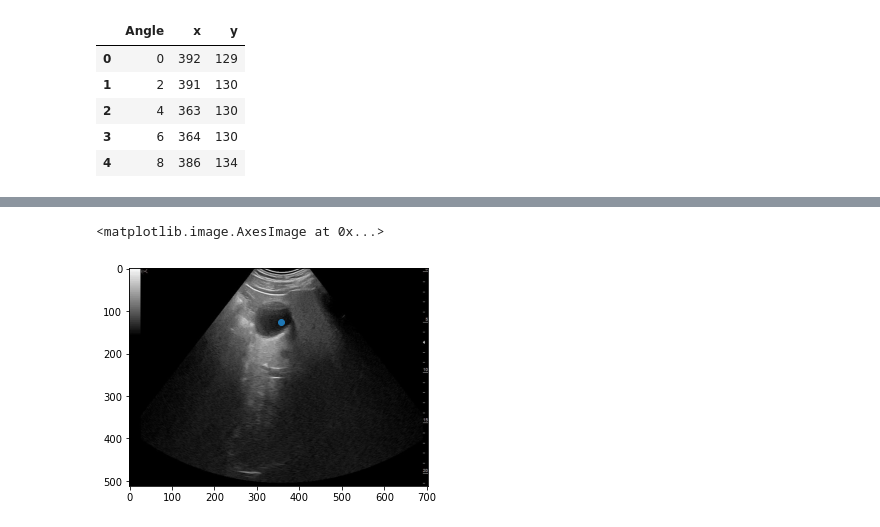
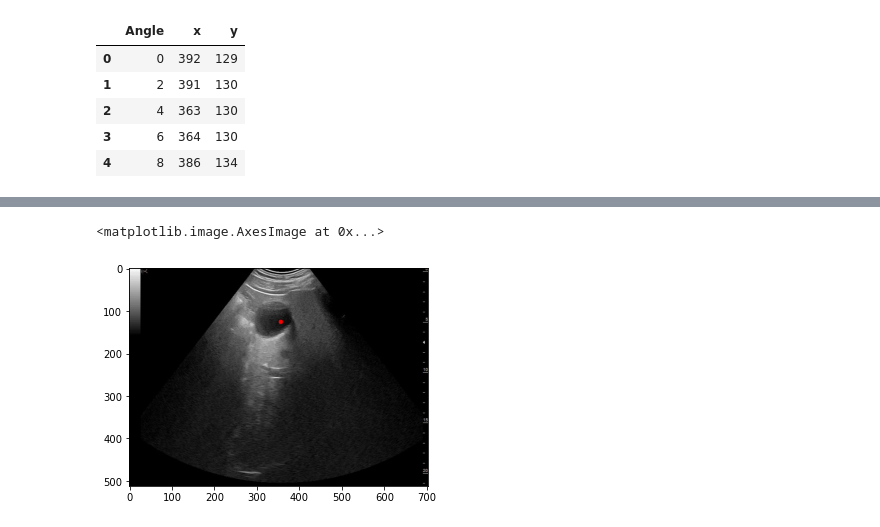
Before and after one commit to yousraBRK/Vesicule_Segmentation_with_ContourRegularisation, a Jupyter notebook: Code.ipynb, the cells around one changed output, grey strips where cells are left out. Cells and saved outputs as stored; diff of their text form; code cells hidden in the pictures.

```diff
--- a/Code.ipynb
+++ b/Code.ipynb
@@ -103,12 +103,13 @@ plt.imshow(image6)
 # %%
-#plot on image 6
+#plot center on image 7
 # Get the center coordinate.
 x_center=int(CP7_df.get(['X Coordinate'][0]) )
 y_center =int(CP7_df.get(['Y Coordinate'][0]))
 
-plt.scatter(x_center, y_center)
-image7 = cv2.circle(image7, (int(x_center),int(y_center)), radius=0, color=(0, 0, 255), thickness=1)
-plt.imshow(image7)
+imgpltC7 =image7
+imgpltC7 = cv2.circle(imgpltC7, (x_center,y_center), radius=0, color=(255, 0, 0), thickness=10)
+
+plt.imshow(imgpltC7)
 # %% [output]
 <matplotlib.image.AxesImage at 0x...>
-[figure, old version]
+[figure, new version]
```
Also changed, not shown: parts of 6 cells of this notebook.
